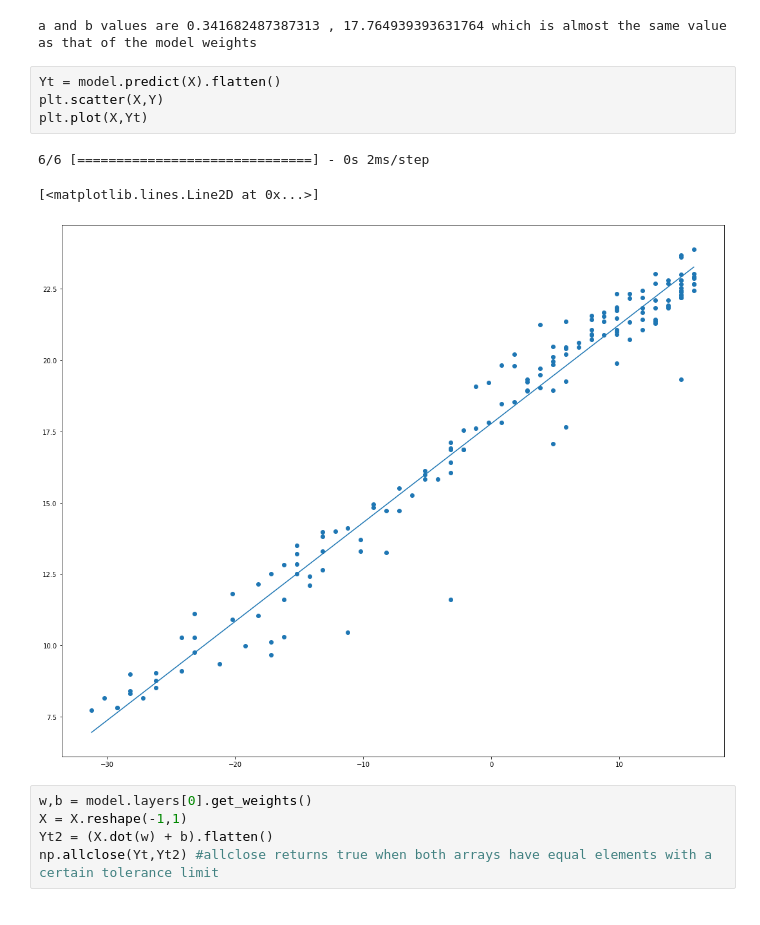
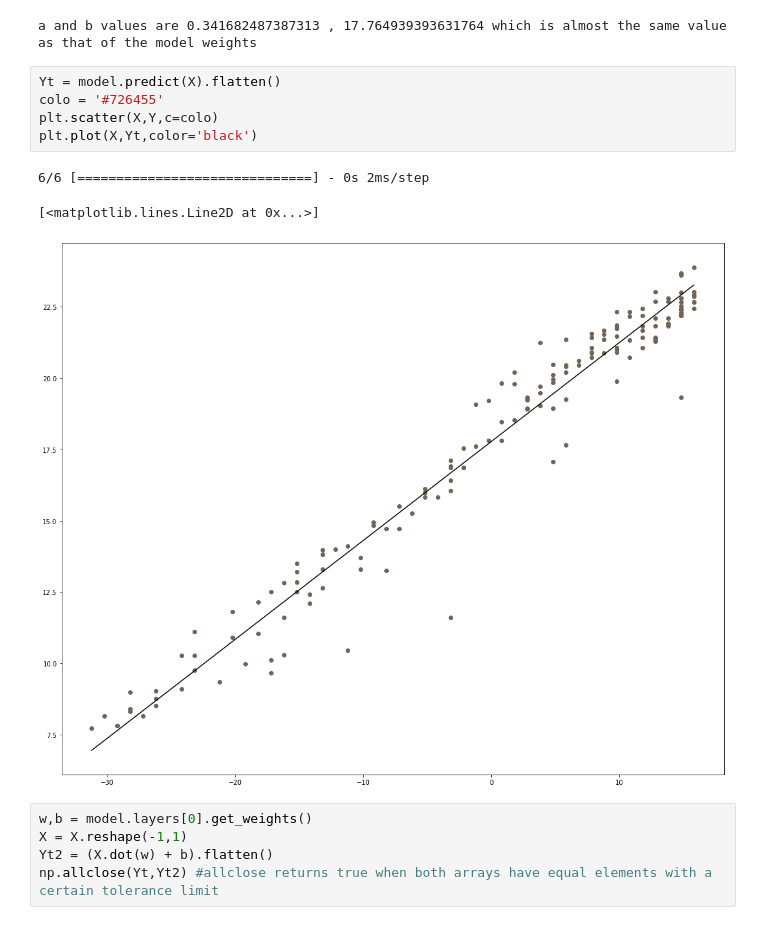
Before and after one commit to Diacod-I/moore, a Jupyter notebook: Moore's_Law.ipynb, the cells around one changed output. Cells and saved outputs as stored; diff of their text form.

```diff
--- a/Moore's_Law.ipynb
+++ b/Moore's_Law.ipynb
@@ -166,12 +166,13 @@ print('a and b values are',a,',',b,'which is almost the same value as that of th
 a and b values are 0.341682487387313 , 17.764939393631764 which is almost the same value as that of the model weights
 # %%
 Yt = model.predict(X).flatten()
-plt.scatter(X,Y)
-plt.plot(X,Yt)
+colo = '#726455'
+plt.scatter(X,Y,c=colo)
+plt.plot(X,Yt,color='black')
 # %% [output]
 6/6 [==============================] - 0s 2ms/step
 [<matplotlib.lines.Line2D at 0x...>]
-[figure, old version]
+[figure, new version]
 # %%
 w,b = model.layers[0].get_weights()
 X = X.reshape(-1,1)
```
